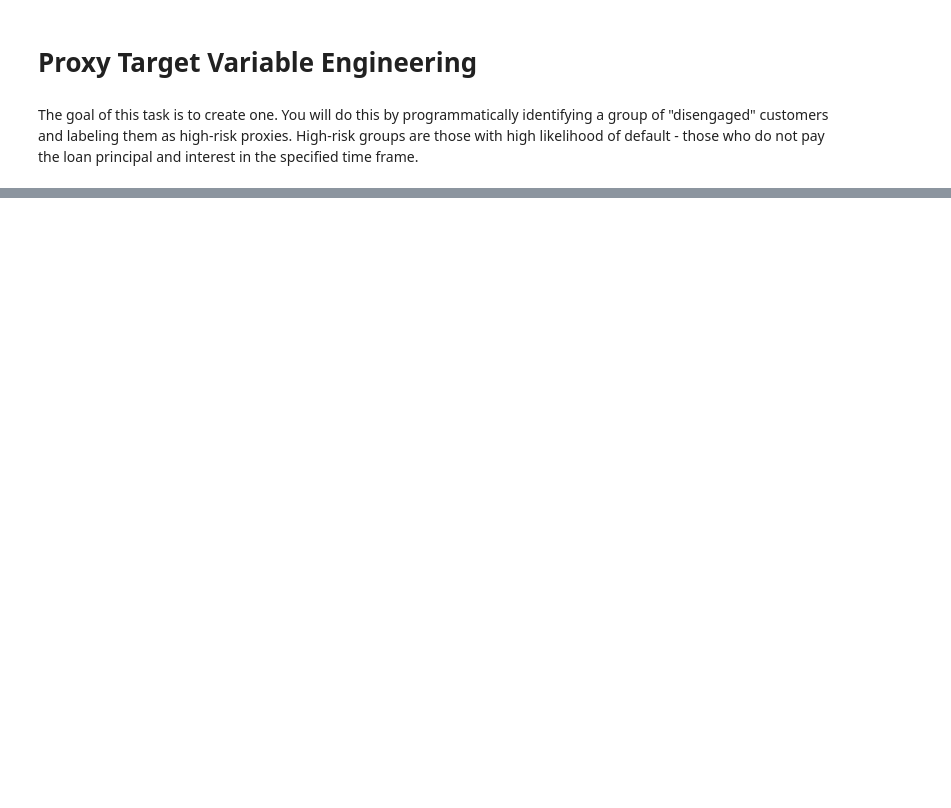
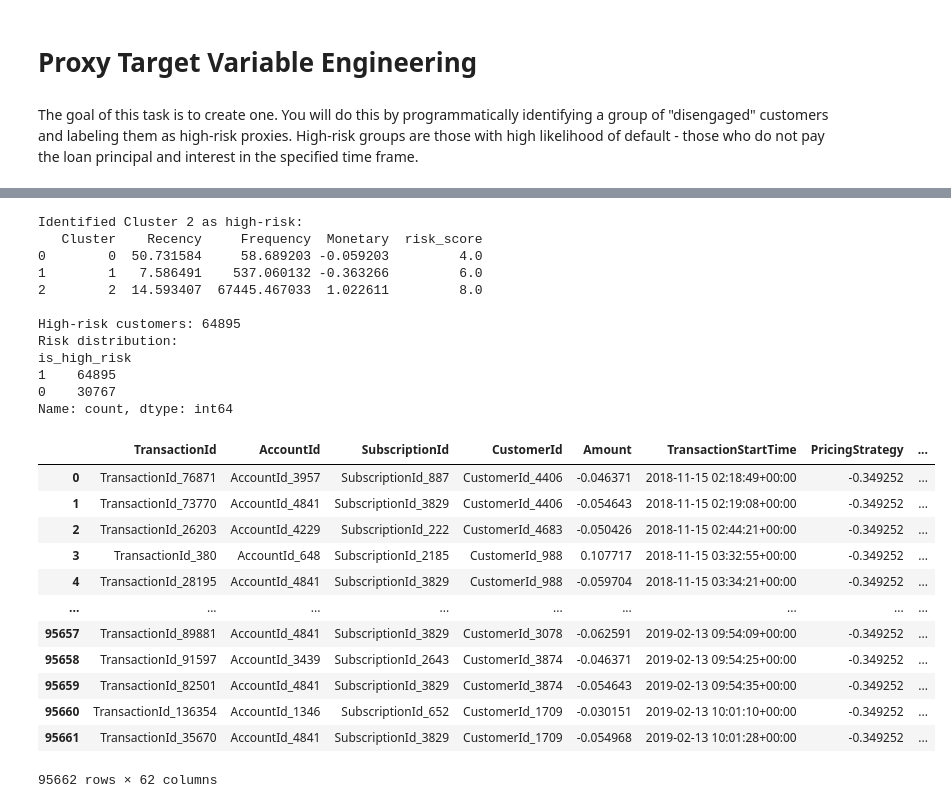
Before and after one commit to mubarek4566/credit-risk-model, a Jupyter notebook: notebooks/eda.ipynb, the cells around one changed output, grey strips where cells are left out. Saved outputs shown, nothing was run; the diff lists cells and outputs as text; code cells hidden in the pictures; blank space fills up the shorter version.

```diff
--- a/notebooks/eda.ipynb
+++ b/notebooks/eda.ipynb
@@ -392,0 +386,2 @@ rfms_scores.sort_values(by = 'No_Subscription', ascending=False)
+# %%
+clustered_df, rfm_data = rfm_score.cluster_customers_rfm()
@@ -392,0 +426,28 @@ rfms_scores.sort_values(by = 'No_Subscription', ascending=False)
+# %%
+rfm_score.assign_high_risk_label(rfm_data)
+# %% [output]
+Identified Cluster 2 as high-risk:
+   Cluster    Recency     Frequency  Monetary  risk_score
+0        0  50.731584     58.689203 -0.059203         4.0
+1        1   7.586491    537.060132 -0.363266         6.0
+2        2  14.593407  67445.467033  1.022611         8.0
+
+High-risk customers: 64895
+Risk distribution:
+is_high_risk
+1    64895
+0    30767
+Name: count, dtype: int64
+|  | TransactionId | AccountId | SubscriptionId | CustomerId | Amount | TransactionStartTime | PricingStrategy | ... |
+| 0 | TransactionId_76871 | AccountId_3957 | SubscriptionId_887 | CustomerId_4406 | -0.046371 | 2018-11-15 02:18:49+00:00 | -0.349252 | ... |
+| 1 | TransactionId_73770 | AccountId_4841 | SubscriptionId_3829 | CustomerId_4406 | -0.054643 | 2018-11-15 02:19:08+00:00 | -0.349252 | ... |
+| 2 | TransactionId_26203 | AccountId_4229 | SubscriptionId_222 | CustomerId_4683 | -0.050426 | 2018-11-15 02:44:21+00:00 | -0.349252 | ... |
+| 3 | TransactionId_380 | AccountId_648 | SubscriptionId_2185 | CustomerId_988 | 0.107717 | 2018-11-15 03:32:55+00:00 | -0.349252 | ... |
+| 4 | TransactionId_28195 | AccountId_4841 | SubscriptionId_3829 | CustomerId_988 | -0.059704 | 2018-11-15 03:34:21+00:00 | -0.349252 | ... |
+| ... | ... | ... | ... | ... | ... | ... | ... | ... |
+| 95657 | TransactionId_89881 | AccountId_4841 | SubscriptionId_3829 | CustomerId_3078 | -0.062591 | 2019-02-13 09:54:09+00:00 | -0.349252 | ... |
+| 95658 | TransactionId_91597 | AccountId_3439 | SubscriptionId_2643 | CustomerId_3874 | -0.046371 | 2019-02-13 09:54:25+00:00 | -0.349252 | ... |
+| 95659 | TransactionId_82501 | AccountId_4841 | SubscriptionId_3829 | CustomerId_3874 | -0.054643 | 2019-02-13 09:54:35+00:00 | -0.349252 | ... |
+| 95660 | TransactionId_136354 | AccountId_1346 | SubscriptionId_652 | CustomerId_1709 | -0.030151 | 2019-02-13 10:01:10+00:00 | -0.349252 | ... |
+| 95661 | TransactionId_35670 | AccountId_4841 | SubscriptionId_3829 | CustomerId_1709 | -0.054968 | 2019-02-13 10:01:28+00:00 | -0.349252 | ... |
+95662 rows × 62 columns
```
Also changed, not shown: parts of 29 cells of this notebook, 1 other file.
